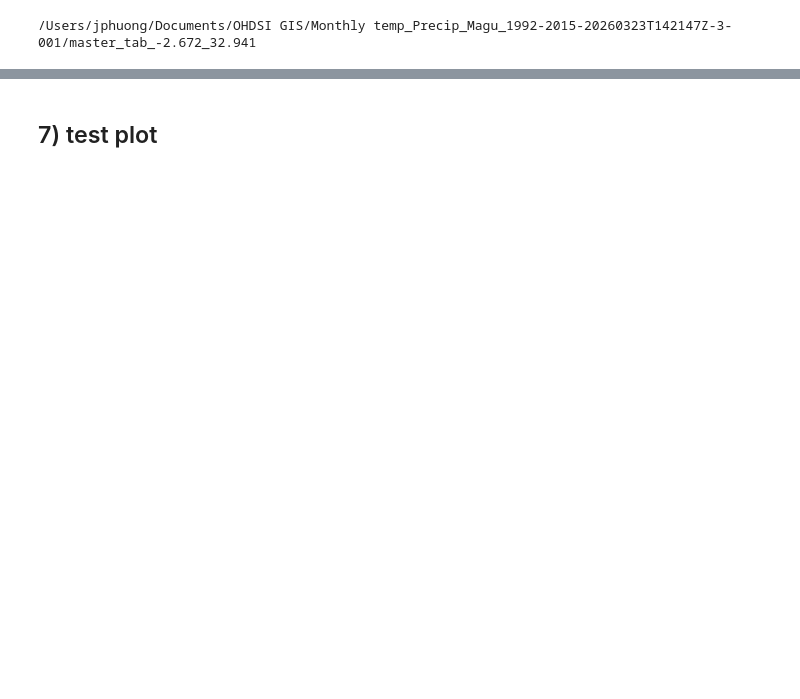
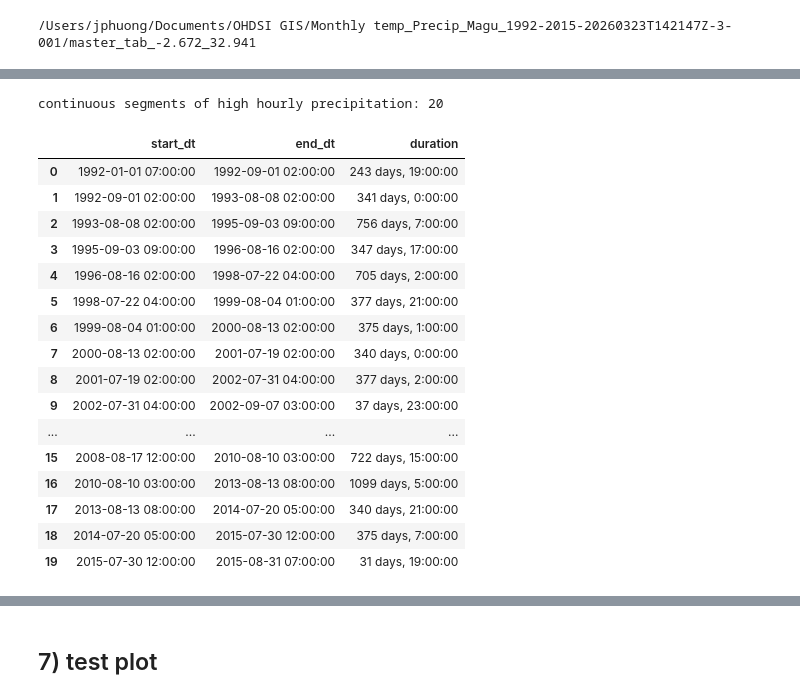
Before and after one commit to Freshwater-Initiative/Observatory, a Jupyter notebook: tutorials/netcdf adaptations/test_file_reading.ipynb, the cells around one changed output, grey strips where cells are left out. Cells and saved outputs as stored; diff of their text form; code cells hidden in the pictures; blank space fills up the shorter version.

```diff
--- a/tutorials/netcdf adaptations/test_file_reading.ipynb
+++ b/tutorials/netcdf adaptations/test_file_reading.ipynb
@@ -570,0 +647,6 @@ pd.read_csv(outfile, index_col=0)
+# %%
+# identify datetimes exceeding the 10% exceedance probability
+print('sample size: {0}'.format(ltm['tp'].shape[0]))
+
+EP10 = ltm['tp'].loc[(ltm['tp']>threshold.values[0]).values,:]
+EP10
@@ -570,0 +798,47 @@ pd.read_csv(outfile, index_col=0)
+# %%
+start = EP10.index[0]
+ref = start
+
+periods_days30 = []
+
+for eachdt in EP10.index:
+
+    # if the reference and eachdt are more than 30 days apart
+    # label as a start and end period
+    if eachdt - ref > timedelta(days=30):
+        periods_days30.append([start, eachdt])
+        start = eachdt
+
+    # if the reference and eachdt are within 30 days apart
+    # label ref as start
+    # label eachdt as the new ref
+    else:
+        ref = eachdt
+
+    ref = eachdt
+
+print('continuous segments of high hourly precipitation: {0}'.format(len(periods_days30)))
+periods_days30_df = pd.DataFrame\
+    .from_records(periods_days30, columns=['start_dt','end_dt'])\
+    .assign(duration=lambda x: (x['end_dt']-x['start_dt']))
+
+periods_days30_df
+# %% [output]
+continuous segments of high hourly precipitation: 20
+|  | start_dt | end_dt | duration |
+| 0 | 1992-01-01 07:00:00 | 1992-09-01 02:00:00 | 243 days, 19:00:00 |
+| 1 | 1992-09-01 02:00:00 | 1993-08-08 02:00:00 | 341 days, 0:00:00 |
+| 2 | 1993-08-08 02:00:00 | 1995-09-03 09:00:00 | 756 days, 7:00:00 |
+| 3 | 1995-09-03 09:00:00 | 1996-08-16 02:00:00 | 347 days, 17:00:00 |
+| 4 | 1996-08-16 02:00:00 | 1998-07-22 04:00:00 | 705 days, 2:00:00 |
+| 5 | 1998-07-22 04:00:00 | 1999-08-04 01:00:00 | 377 days, 21:00:00 |
+| 6 | 1999-08-04 01:00:00 | 2000-08-13 02:00:00 | 375 days, 1:00:00 |
+| 7 | 2000-08-13 02:00:00 | 2001-07-19 02:00:00 | 340 days, 0:00:00 |
+| 8 | 2001-07-19 02:00:00 | 2002-07-31 04:00:00 | 377 days, 2:00:00 |
+| 9 | 2002-07-31 04:00:00 | 2002-09-07 03:00:00 | 37 days, 23:00:00 |
+| ... | ... | ... | ... |
+| 15 | 2008-08-17 12:00:00 | 2010-08-10 03:00:00 | 722 days, 15:00:00 |
+| 16 | 2010-08-10 03:00:00 | 2013-08-13 08:00:00 | 1099 days, 5:00:00 |
+| 17 | 2013-08-13 08:00:00 | 2014-07-20 05:00:00 | 340 days, 21:00:00 |
+| 18 | 2014-07-20 05:00:00 | 2015-07-30 12:00:00 | 375 days, 7:00:00 |
+| 19 | 2015-07-30 12:00:00 | 2015-08-31 07:00:00 | 31 days, 19:00:00 |
```
Also changed, not shown: parts of 44 cells of this notebook.
